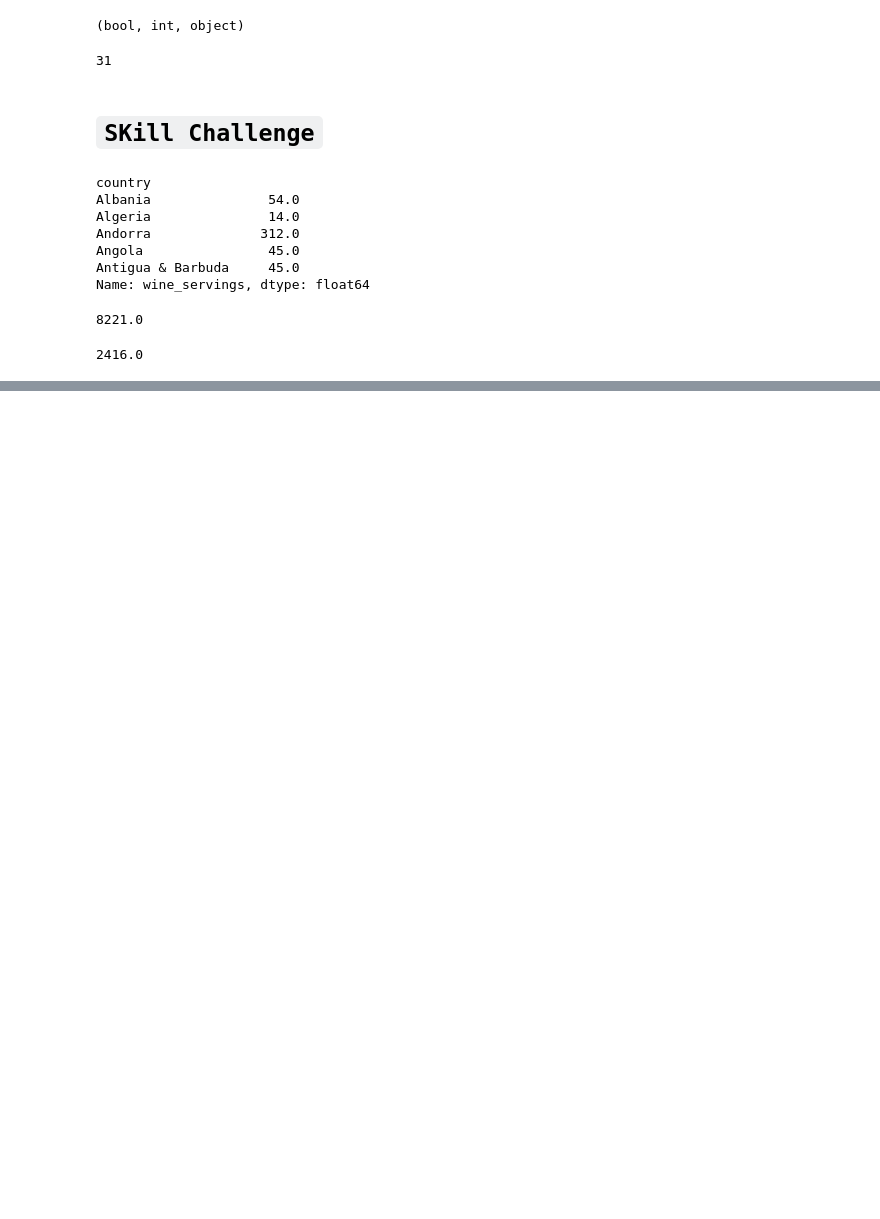
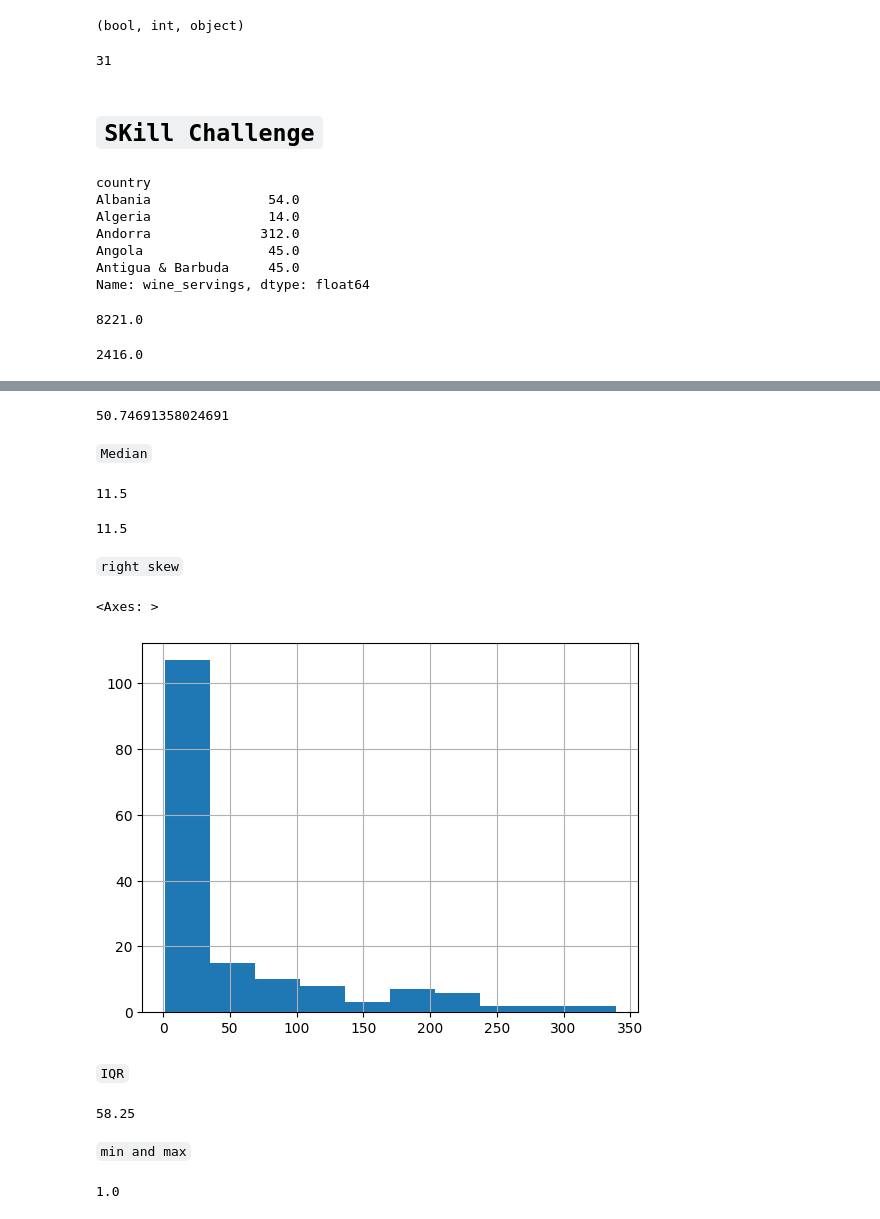
Before and after one commit to AmroEid77/Advance-Pandas, a Jupyter notebook: Series Methods And Handling/series_methods_and_handling.ipynb, the cells around one changed output, grey strips where cells are left out. Saved outputs shown, nothing was run; the diff lists cells and outputs as text; code cells hidden in the pictures; blank space fills up the shorter version.

```diff
--- a/Series Methods And Handling/series_methods_and_handling.ipynb
+++ b/Series Methods And Handling/series_methods_and_handling.ipynb
@@ -521,0 +562,2 @@ wine_servings[wine_servings <100].sum()
+# %%
+alcohol.dropna(inplace=False)
@@ -521,0 +578,2 @@ wine_servings[wine_servings <100].sum()
+# %%
+alcohol.fillna(100, inplace=False)
@@ -521,0 +612,23 @@ wine_servings[wine_servings <100].sum()
+# %%
+alcohol.mean()
+# %% [output]
+50.74691358024691
+# %% [markdown]
+`Median`
+# %%
+alcohol.median()
+# %% [output]
+11.5
+# %%
+alcohol.quantile(q=.5)
+# %% [output]
+11.5
+# %% [markdown]
+`right skew`
+# %%
+alcohol.hist()
+# %% [output]
+<Axes: >
+[figure, added]
+# %% [markdown]
+`IQR`
@@ -521,0 +637,10 @@ wine_servings[wine_servings <100].sum()
+# %%
+iqr
+# %% [output]
+58.25
+# %% [markdown]
+`min and max`
+# %%
+alcohol.min()
+# %% [output]
+1.0
```
Also changed, not shown: parts of 104 cells of this notebook.
